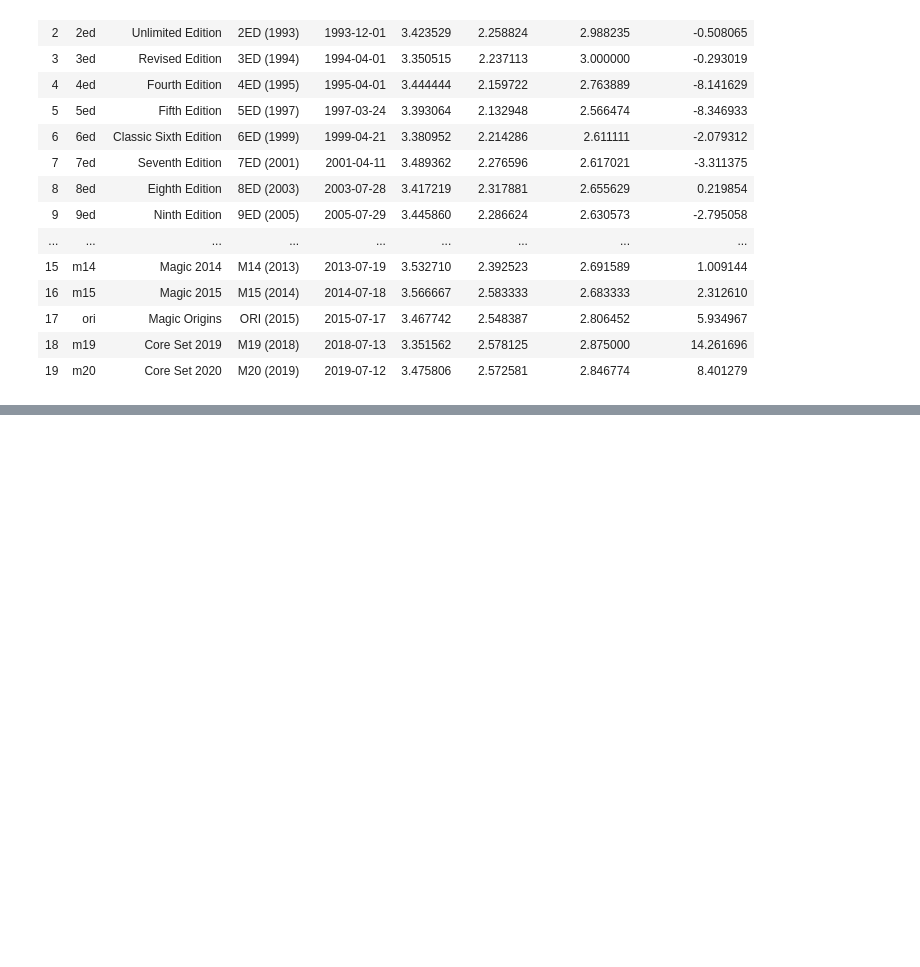
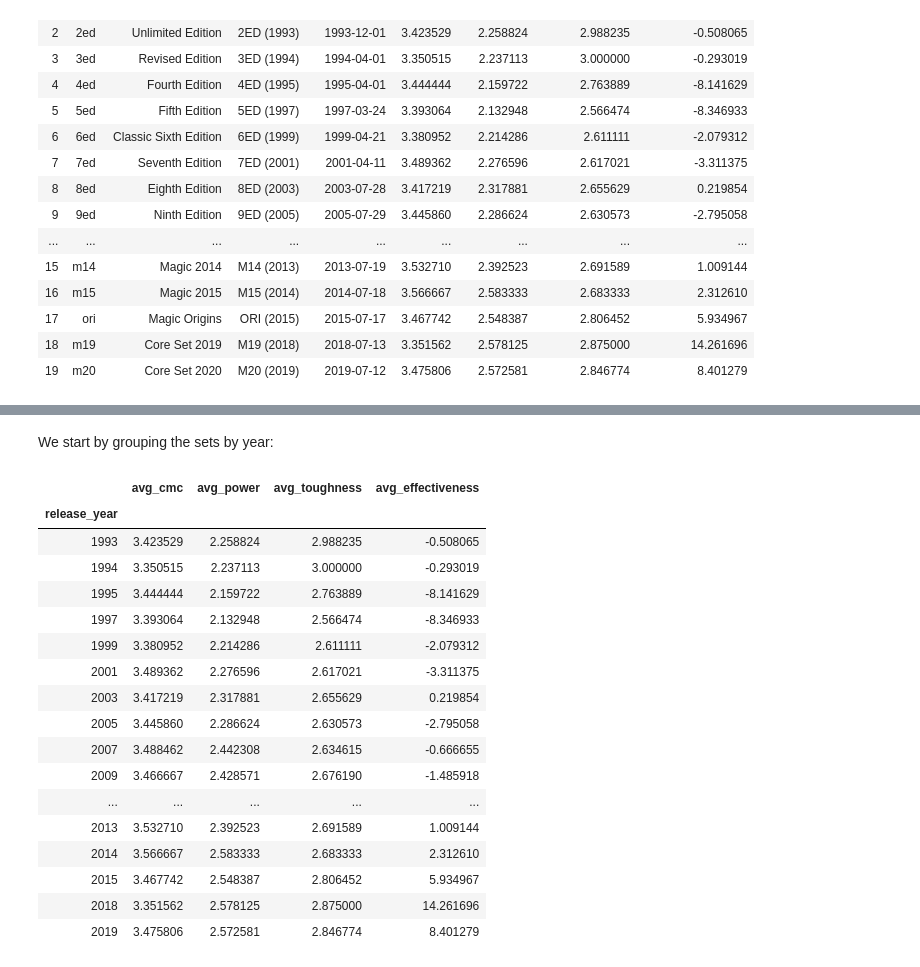
Before and after one commit to MaximeBastion/DataScience-MTG-Power-Creep, a Jupyter notebook: Analysis & Visualization.ipynb, the cells around one changed output, grey strips where cells are left out. Saved outputs shown, nothing was run; the diff lists cells and outputs as text; code cells hidden in the pictures; blank space fills up the shorter version.

```diff
--- a/Analysis & Visualization.ipynb
+++ b/Analysis & Visualization.ipynb
@@ -73,0 +56,28 @@ graph = sets["avg_effectiveness"].plot(x = sets["release_date"], figsize = (14,
+# %% [markdown]
+We start by grouping the sets by year:
+# %%
+import datetime as dt
+
+sets["release_year"] = sets["release_date"].dt.year    # we create a new column isolating the release year
+
+year_sets = sets.groupby("release_year").mean()
+year_sets
+# %% [output]
+|  | avg_cmc | avg_power | avg_toughness | avg_effectiveness |
+| release_year |  |  |  |  |
+| 1993 | 3.423529 | 2.258824 | 2.988235 | -0.508065 |
+| 1994 | 3.350515 | 2.237113 | 3.000000 | -0.293019 |
+| 1995 | 3.444444 | 2.159722 | 2.763889 | -8.141629 |
+| 1997 | 3.393064 | 2.132948 | 2.566474 | -8.346933 |
+| 1999 | 3.380952 | 2.214286 | 2.611111 | -2.079312 |
+| 2001 | 3.489362 | 2.276596 | 2.617021 | -3.311375 |
+| 2003 | 3.417219 | 2.317881 | 2.655629 | 0.219854 |
+| 2005 | 3.445860 | 2.286624 | 2.630573 | -2.795058 |
+| 2007 | 3.488462 | 2.442308 | 2.634615 | -0.666655 |
+| 2009 | 3.466667 | 2.428571 | 2.676190 | -1.485918 |
+| ... | ... | ... | ... | ... |
+| 2013 | 3.532710 | 2.392523 | 2.691589 | 1.009144 |
+| 2014 | 3.566667 | 2.583333 | 2.683333 | 2.312610 |
+| 2015 | 3.467742 | 2.548387 | 2.806452 | 5.934967 |
+| 2018 | 3.351562 | 2.578125 | 2.875000 | 14.261696 |
+| 2019 | 3.475806 | 2.572581 | 2.846774 | 8.401279 |
```
Also changed, not shown: parts of 15 cells of this notebook, 1 other file.
